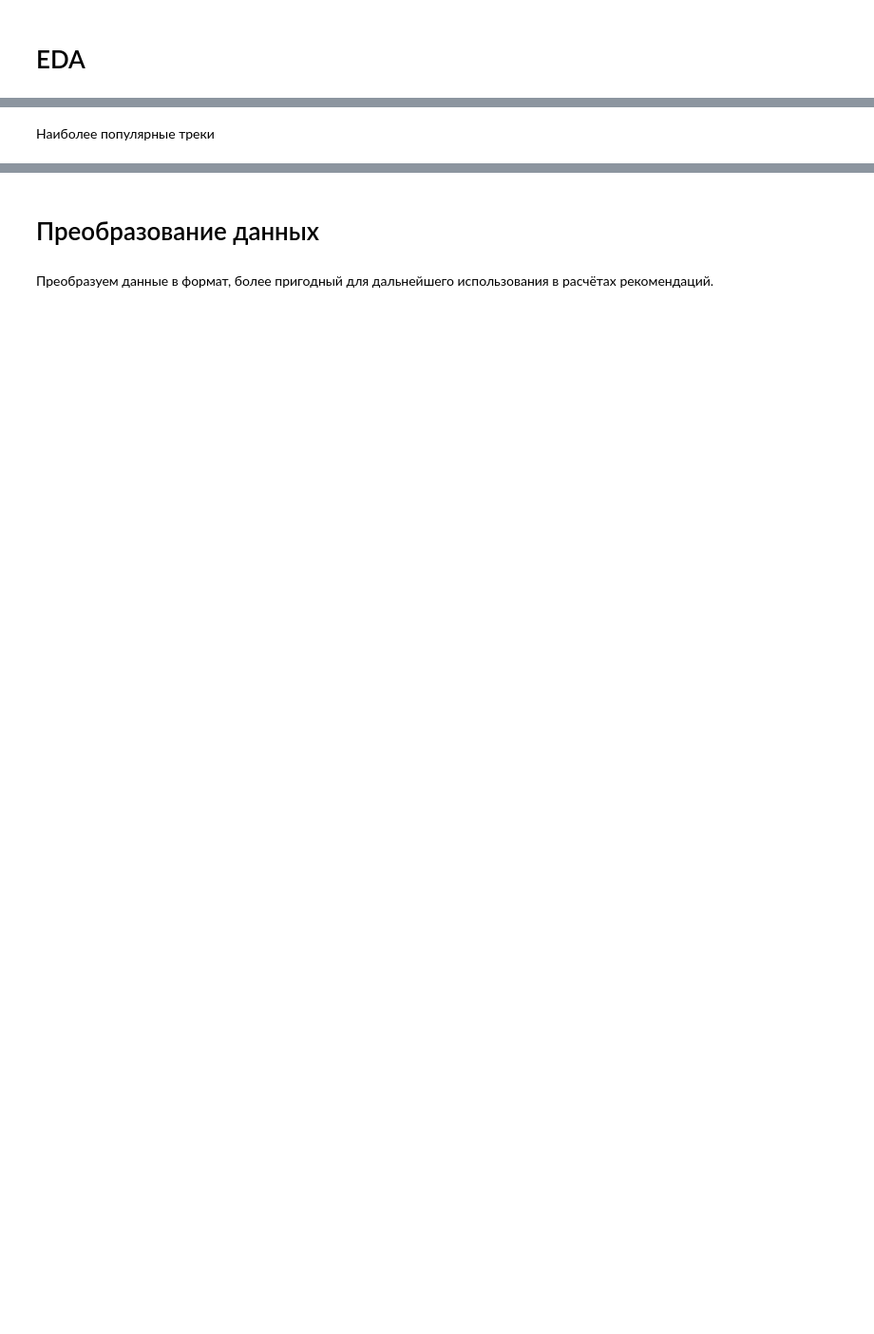
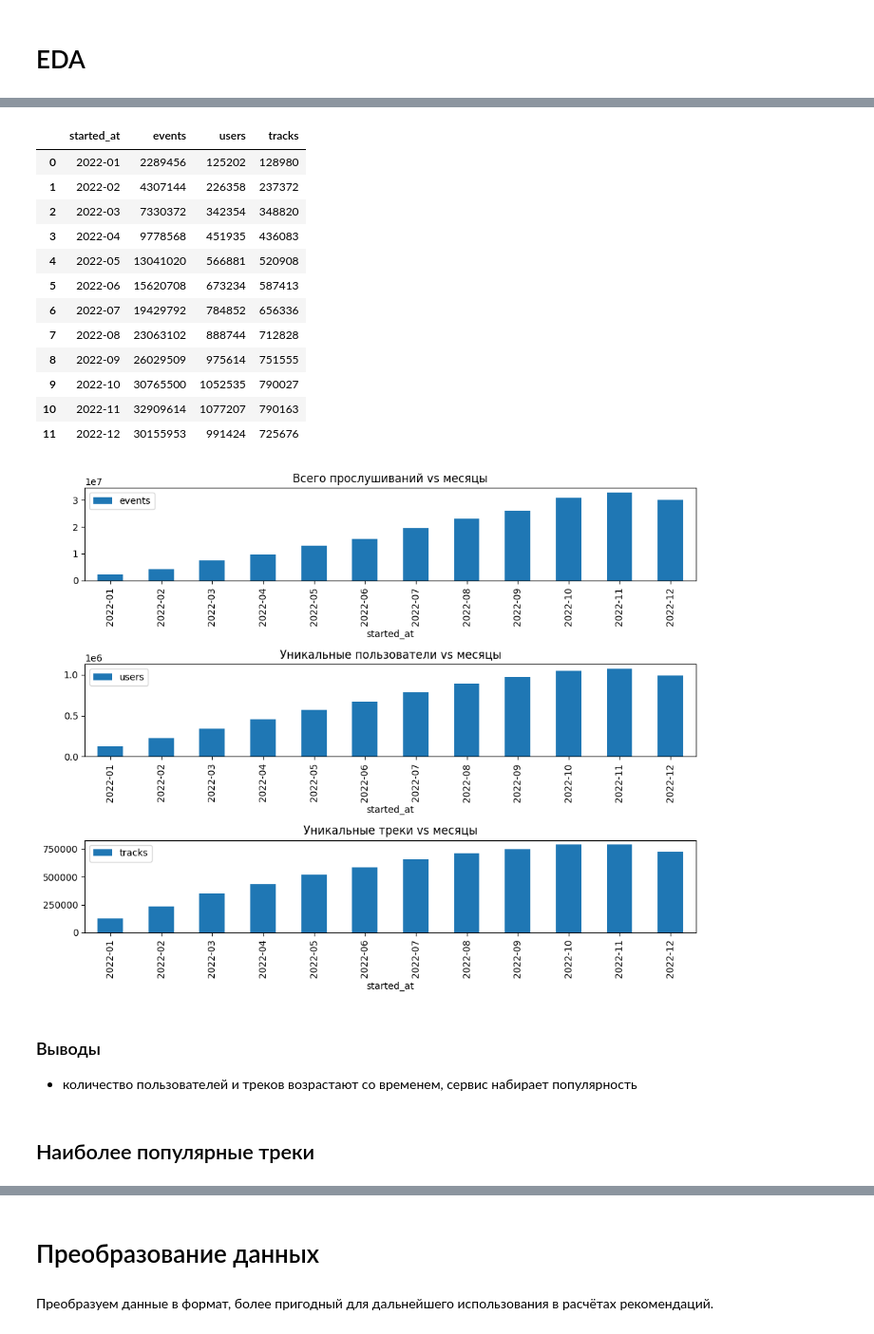
Before and after one commit to khromenko/mle-project-sprint-4-v001, a Jupyter notebook: recommendations.ipynb, the cells around one changed output, grey strips where cells are left out. Shown at 95% size. Drawn from its saved outputs; the diff is of its cells as text; code cells hidden in the pictures; blank space fills up the shorter version.

```diff
--- a/recommendations.ipynb
+++ b/recommendations.ipynb
@@ -254,3 +499,27 @@ interactions.started_at.min(), interactions.started_at.max(),
+# %%
+import matplotlib.pyplot as plt
+import pandas as pd
+
+### initial
+path = 'data/datasets/'
+#tracks = pd.read_parquet(path + 'tracks.parquet')
+catalog = pd.read_parquet(path + 'catalog_names.parquet')
+#interactions = pd.read_parquet(path + 'interactions.parquet')
+
+### preprocess
+path = 'data/preprocess/'
+
+tracks = pd.read_parquet(path + 'tracks_clean.parquet')
+interactions = pd.read_parquet(path + 'interactions_clean.parquet')
+
+tracks_flat = pd.read_parquet(path + "tracks_flat.parquet")
+tracks_flat_combined = pd.read_parquet(path + "tracks_flat_combined.parquet")
+
+### features
+path = 'data/preprocess/'
+genres = pd.read_parquet(path + "genres.parquet")
+tracks_polularity = pd.read_parquet(path + "tracks_polularity.parquet")
+genres_popularity = pd.read_parquet(path + "genres_popularity.parquet")
 # %% [markdown]
 # EDA
 # %% [markdown]
@@ -258,2 +541,30 @@ interactions.started_at.min(), interactions.started_at.max(),
+# %%
+interactions_by_month = interactions.groupby(interactions['started_at'].dt.to_period('M')).agg(events=('started_at', 'count'), users=('user_id', 'nunique'), tracks=('track_id', 'nunique')).reset_index()
+
+fig, ax = plt.subplots(3, 1, figsize=(10, 8))
+interactions_by_month.plot('started_at', 'events', kind='bar', title='Всего прослушиваний vs месяцы', ax=ax[0])
+interactions_by_month.plot('started_at', 'users', kind='bar', title='Уникальные пользователи vs месяцы', ax=ax[1])
+interactions_by_month.plot('started_at', 'tracks', kind='bar', title='Уникальные треки vs месяцы', ax=ax[2])
+fig.tight_layout()
+
+interactions_by_month
+# %% [output]
+|  | started_at | events | users | tracks |
+| 0 | 2022-01 | 2289456 | 125202 | 128980 |
+| 1 | 2022-02 | 4307144 | 226358 | 237372 |
+| 2 | 2022-03 | 7330372 | 342354 | 348820 |
+| 3 | 2022-04 | 9778568 | 451935 | 436083 |
+| 4 | 2022-05 | 13041020 | 566881 | 520908 |
+| 5 | 2022-06 | 15620708 | 673234 | 587413 |
+| 6 | 2022-07 | 19429792 | 784852 | 656336 |
+| 7 | 2022-08 | 23063102 | 888744 | 712828 |
+| 8 | 2022-09 | 26029509 | 975614 | 751555 |
+| 9 | 2022-10 | 30765500 | 1052535 | 790027 |
+| 10 | 2022-11 | 32909614 | 1077207 | 790163 |
+| 11 | 2022-12 | 30155953 | 991424 | 725676 |
+[figure, added]
+# %% [markdown]
+### Выводы
+- количество пользователей и треков возрастают со временем, сервис набирает популярность
 # %% [markdown]
-Наиболее популярные треки
+## Наиболее популярные треки
```
Also changed, not shown: parts of 45 cells of this notebook.
